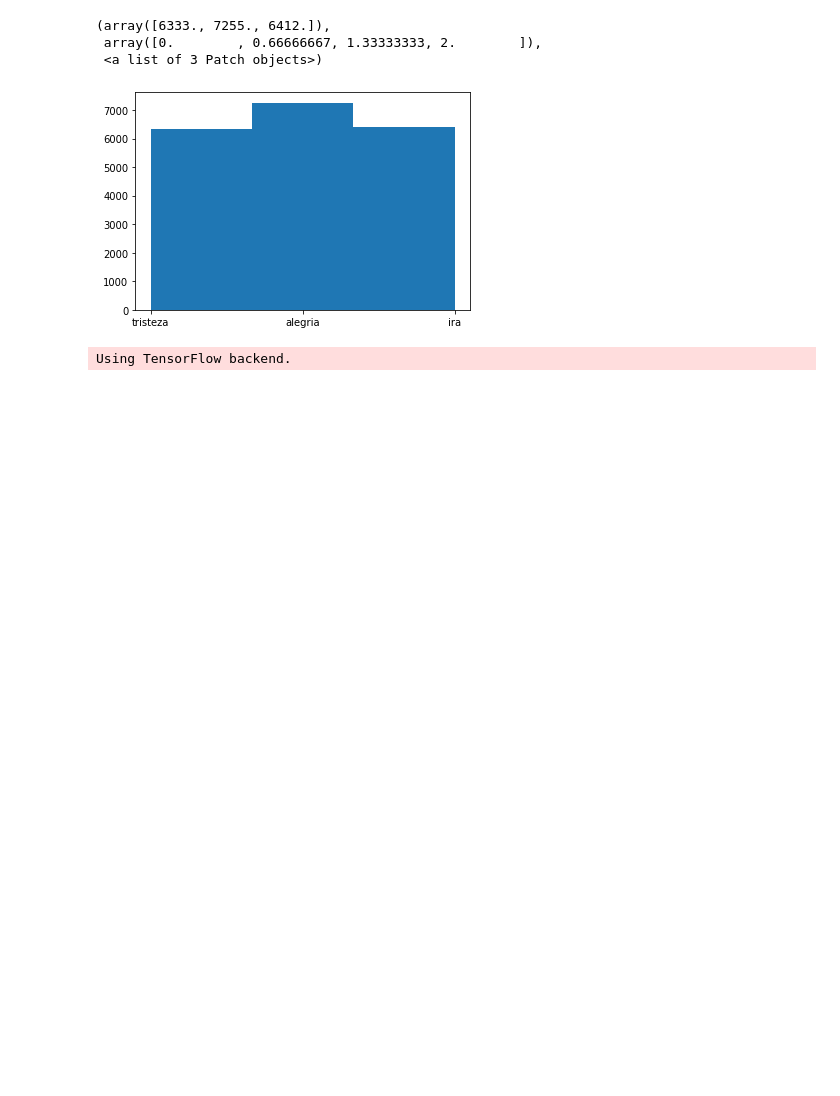
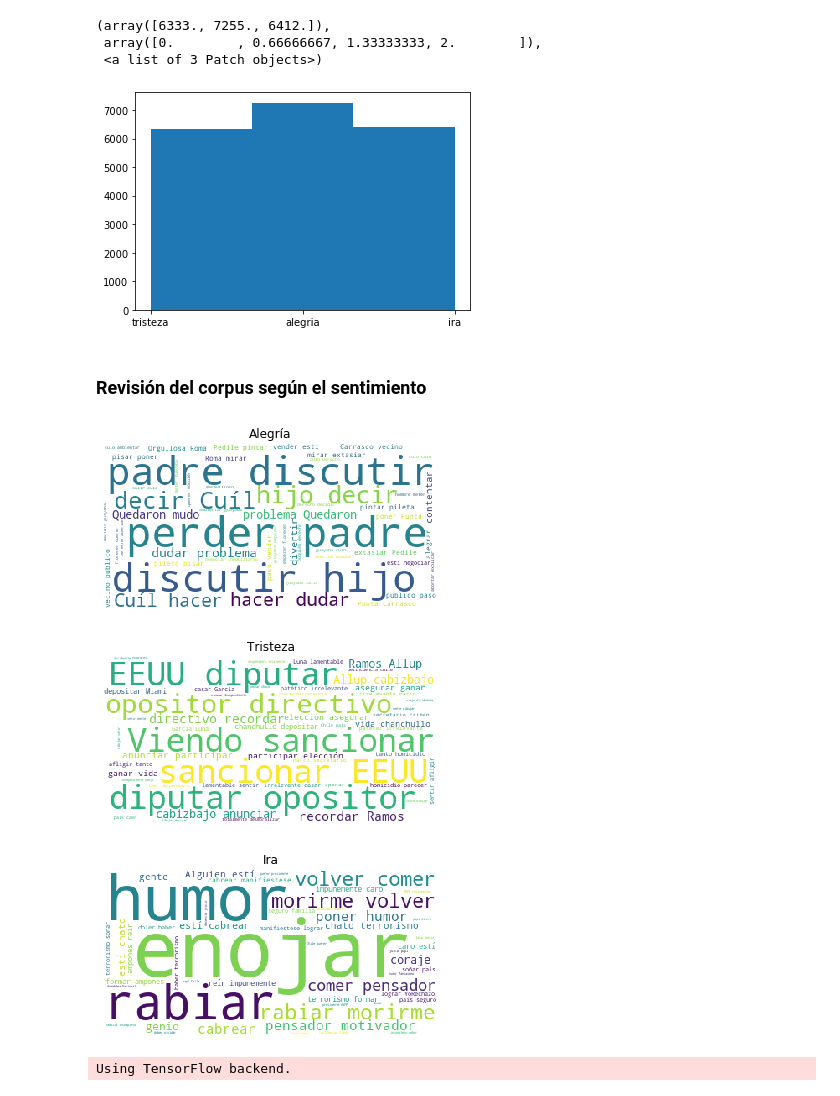
Before and after one commit to siavichay/Analizador-de-sentimientos-Twitter, a Jupyter notebook: Analizador_de_Sentimientos_Twitter.ipynb, the cells around one changed output. Saved outputs shown, nothing was run; the diff lists cells and outputs as text; code cells hidden in the pictures; blank space fills up the shorter version.

Commit message:
Se muestran las palabras con WordCloud
Se ve en el corpus utilizado las palabras más comunes según los tópicos

```diff
--- a/Analizador_de_Sentimientos_Twitter.ipynb
+++ b/Analizador_de_Sentimientos_Twitter.ipynb
@@ -120,6 +125,44 @@ plt.hist(data['sentiment'], bins=3)
  array([0.        , 0.66666667, 1.33333333, 2.        ]),
  <a list of 3 Patch objects>)
 [figure]
+# %% [markdown]
+### Revisión del corpus según el sentimiento
+# %%
+import matplotlib.pyplot as plt
+%matplotlib inline
+
+from wordcloud import WordCloud, STOPWORDS
+
+sentiment = 'tristeza'
+
+# Combine all reviews for the desired sentiment[planets['year'] == 2008]
+alegria = " ".join([review for review in data[data['sentiment'] == 'alegria']['description']])
+tristeza = " ".join([review for review in data[data['sentiment'] == 'tristeza']['description']])
+ira = " ".join([review for review in data[data['sentiment'] == 'ira']['description']])
+# Initialize wordcloud object
+wc = WordCloud(background_color='white', max_words=50,
+        # update stopwords to include common words like film and movie
+        )
+
+# Generate and plot wordcloud
+plt.title('Alegría')
+plt.imshow(wc.generate(alegria))
+plt.axis('off')
+plt.show()
+
+plt.title('Tristeza')
+plt.imshow(wc.generate(tristeza))
+plt.axis('off')
+plt.show()
+
+plt.title('Ira')
+plt.imshow(wc.generate(ira))
+plt.axis('off')
+plt.show()
+# %% [output]
+[figure, added]
+[figure, added]
+[figure, added]
 # %%
 from keras.preprocessing.text import Tokenizer
 
```
Also changed, not shown: parts of 4 cells of this notebook.
